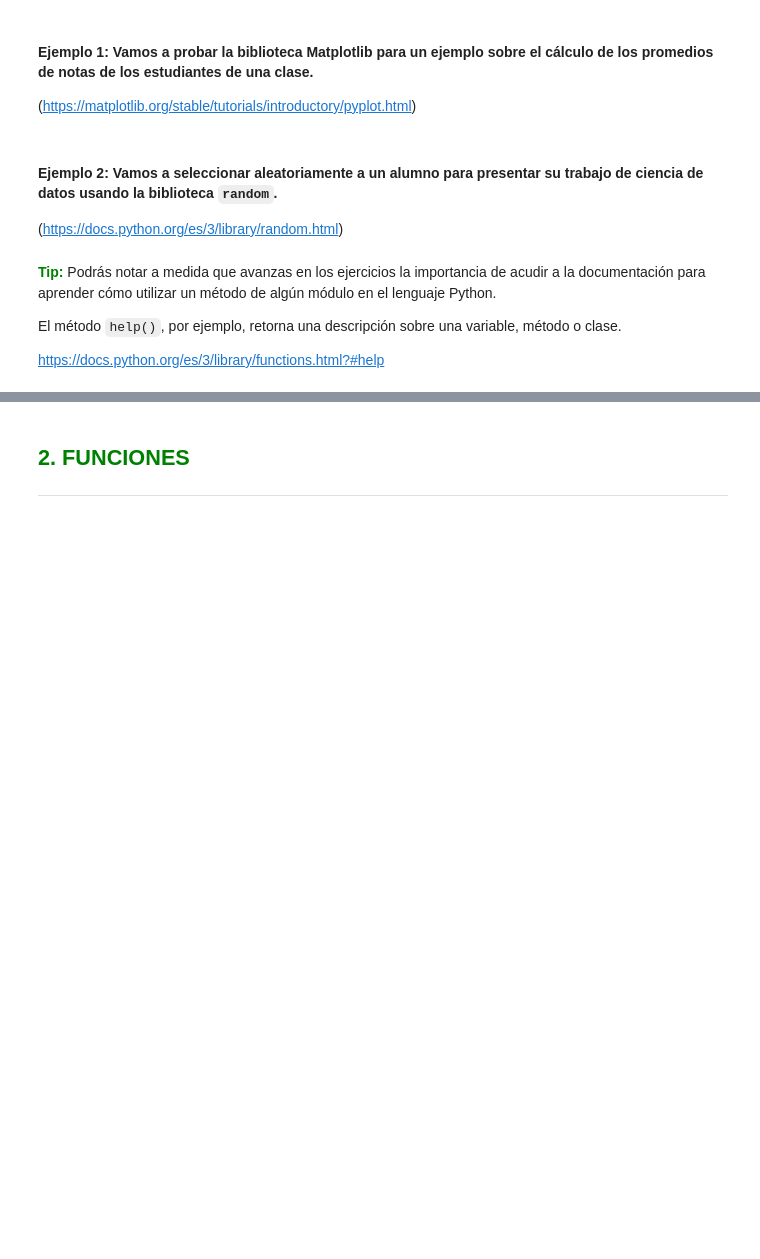
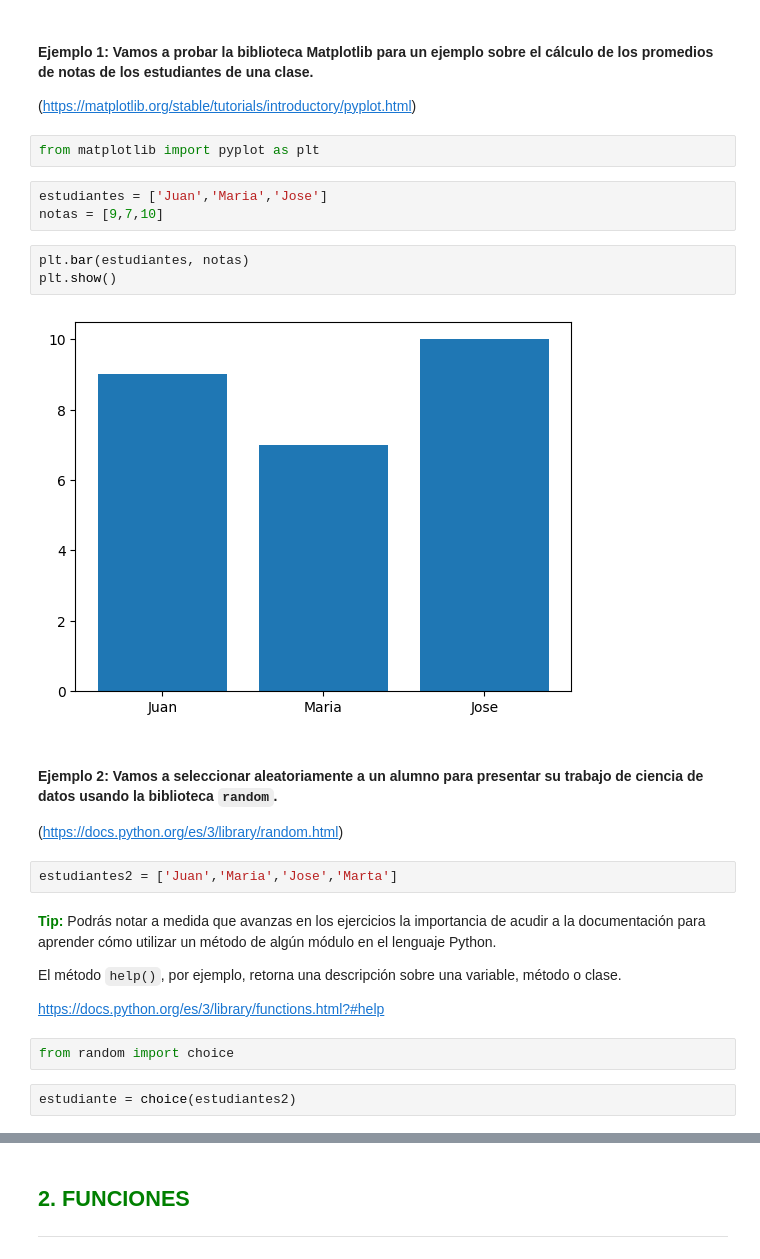
Before and after one commit to agusgonella/python_data_science_1, a Jupyter notebook: Python_para_Data_Science.ipynb, the cells around one changed output, grey strips where cells are left out. Drawn from its saved outputs; the diff is of its cells as text; blank space fills up the shorter version.

```diff
--- a/Python_para_Data_Science.ipynb
+++ b/Python_para_Data_Science.ipynb
@@ -66,13 +68,29 @@ Requirement already satisfied: six>=1.5 in /usr/local/lib/python3.12/dist-packag
 #### Ejemplo 1: Vamos a probar la biblioteca Matplotlib para un ejemplo sobre el cálculo de los promedios de notas de los estudiantes de una clase.
 
 (https://matplotlib.org/stable/tutorials/introductory/pyplot.html)
+# %%
+from matplotlib import pyplot as plt
+# %%
+estudiantes = ['Juan','Maria','Jose']
+notas = [9,7,10]
+# %%
+plt.bar(estudiantes, notas)
+plt.show()
+# %% [output]
+[figure, added]
 # %% [markdown]
 #### Ejemplo 2: Vamos a seleccionar aleatoriamente a un alumno para presentar su trabajo de ciencia de datos usando la biblioteca `random`.
 
 (https://docs.python.org/es/3/library/random.html)
+# %%
+estudiantes2 = ['Juan','Maria','Jose','Marta']
 # %% [markdown]
 <font color=green>**Tip:**</font> Podrás notar a medida que avanzas en los ejercicios la importancia de acudir a la documentación para aprender cómo utilizar un método de algún módulo en el lenguaje Python.
 
 El método `help()`, por ejemplo, retorna una descripción sobre una variable, método o clase.
 
 https://docs.python.org/es/3/library/functions.html?#help
+# %%
+from random import choice
+# %%
+estudiante = choice(estudiantes2)
```
Also changed, not shown: parts of 7 cells of this notebook.
